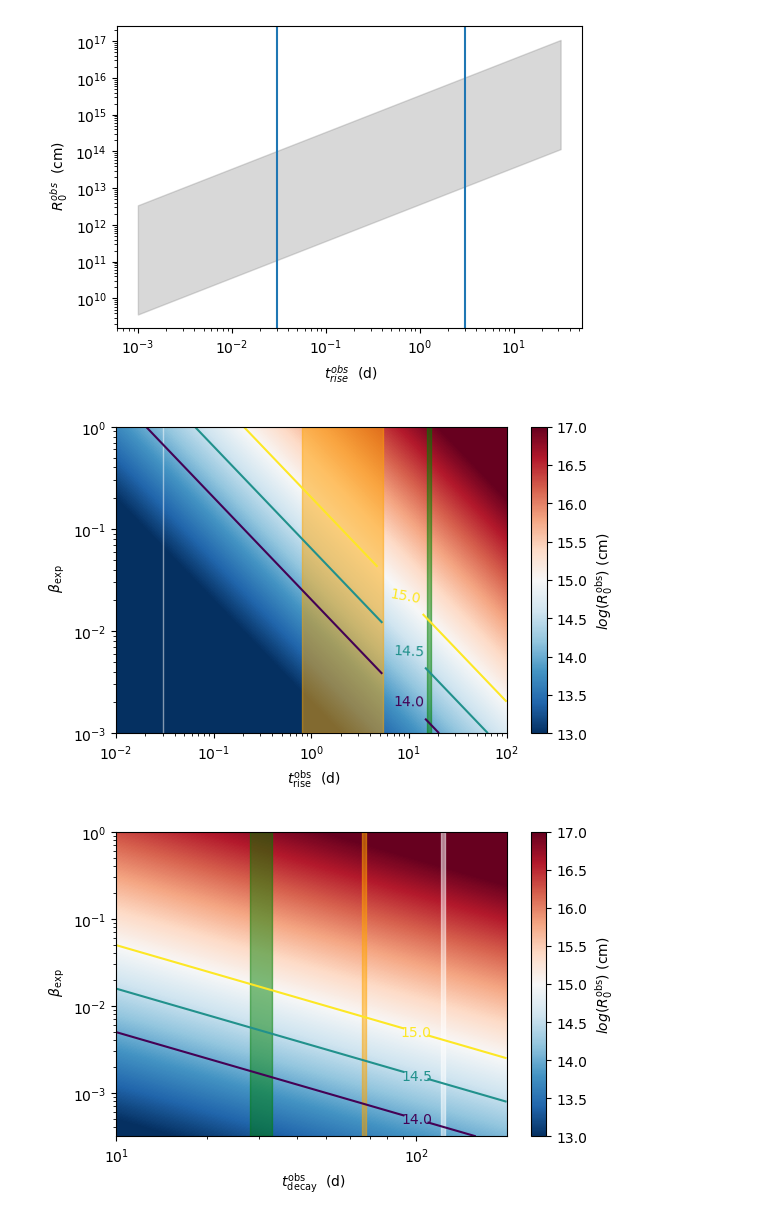
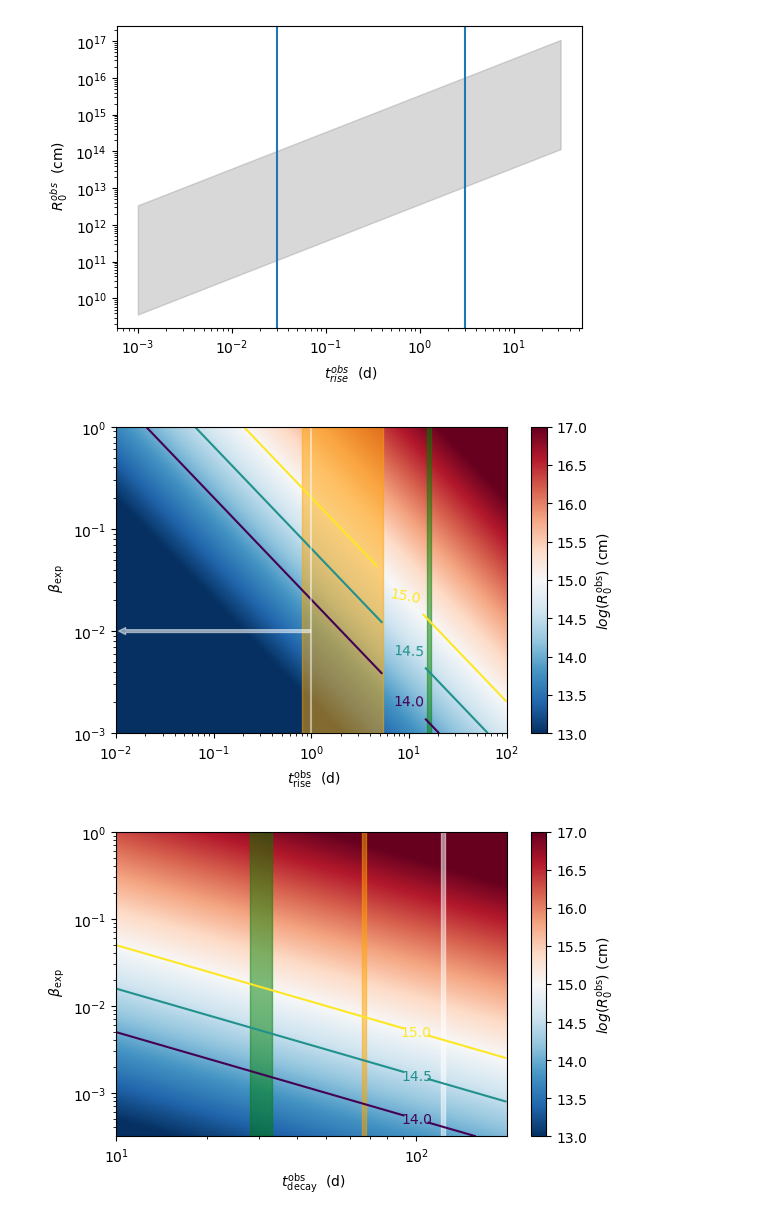
Before and after one commit to andreatramacere/adiabatic_exp_radio_gamma_delay, a Jupyter notebook: jetset_sim_and_analysis/Estimate_par_Mrk501_MRk421.ipynb, the cells around one changed output. Saved outputs shown, nothing was run; the diff lists cells and outputs as text; code cells hidden in the pictures.

```diff
--- a/jetset_sim_and_analysis/Estimate_par_Mrk501_MRk421.ipynb
+++ b/jetset_sim_and_analysis/Estimate_par_Mrk501_MRk421.ipynb
@@ -85,34 +86,40 @@ import matplotlib.colors as colors
 # %%
+
 N=1000
 m_B=1
 beta=np.logspace(-3,0,N)
 nu_0=1E11
 phi= 0.5
 t_range_days=np.logspace(-2,2,N)
 X, Y = np.meshgrid(t_range_days, beta)
 Z=RO_obs_t_obs_rise(X,Y,nu_0=nu_0,nu_obs=1.5E10,phi=phi)
 fig, ax = plt.subplots(dpi=100)
 #CS = ax.pcolormesh(X, Y, Z,levels=np.logspace(-1,3,10),alpha=0.8,cmap=cm.viridis)
 CS = ax.contour(X, Y, np.log10(Z),levels=np.arange(14,15.5,.5))
 ax.clabel(CS, inline=True, fontsize=10,fmt='%1.1f',manual=((10,0.1),(10,0.01),(10,0.01)),use_clabeltext=False)
 CS1=ax.pcolormesh(X, Y, np.log10(Z),
                        norm=colors.Normalize(vmin=13, vmax=17),
                        cmap='RdBu_r', shading='auto')
 cbar = fig.colorbar(CS1,format='%2.1f')
 cbar.ax.set_ylabel(r'$log(R_0^{\rm obs})$ (cm)')
 #ax.axvline(0.03,c='white',ls='--')
 #ax.axvline(3,c='yellow',ls='--')
-ax.axvspan(0.03, 0.03, alpha=0.5, color='white')
+ax.axvline(1, alpha=0.5, color='white')
+opt = dict(color='white',
+            arrowstyle = 'simple,head_width=.5,head_length=.5',
+            connectionstyle = 'arc3,rad=-0',alpha=0.5)
+a2  = gca().annotate('',xy=(1E-2,1e-2), xycoords='data',xytext =(1.05,1e-2),textcoords = 'data',arrowprops=opt,size=10)
+
 ax.axvspan(3.3-2.5,3.3+2.17, alpha=0.5, color='orange')
 ax.axvspan(16.1-0.7,16.1+0.6, alpha=0.5, color='green')
 ax.set_xlabel(r' $t_{\rm rise}^{\rm obs}$  (d)')
 ax.set_ylabel(r' $\beta_{\rm exp}$')
 #ax.set_xlim(-0.2)
 ax.set_yscale('log')
 ax.set_xscale('log')
 plt.tight_layout()
 # %% [output]
-[figure, old version]
+[figure, new version]
 # %%
 fig.savefig('Estimate_par_from_obs/t_rise_data_comp.png',bbox_inches = 'tight',
     pad_inches = 0)
```
Also changed, not shown: parts of 1 cell of this notebook, 1 other file.
